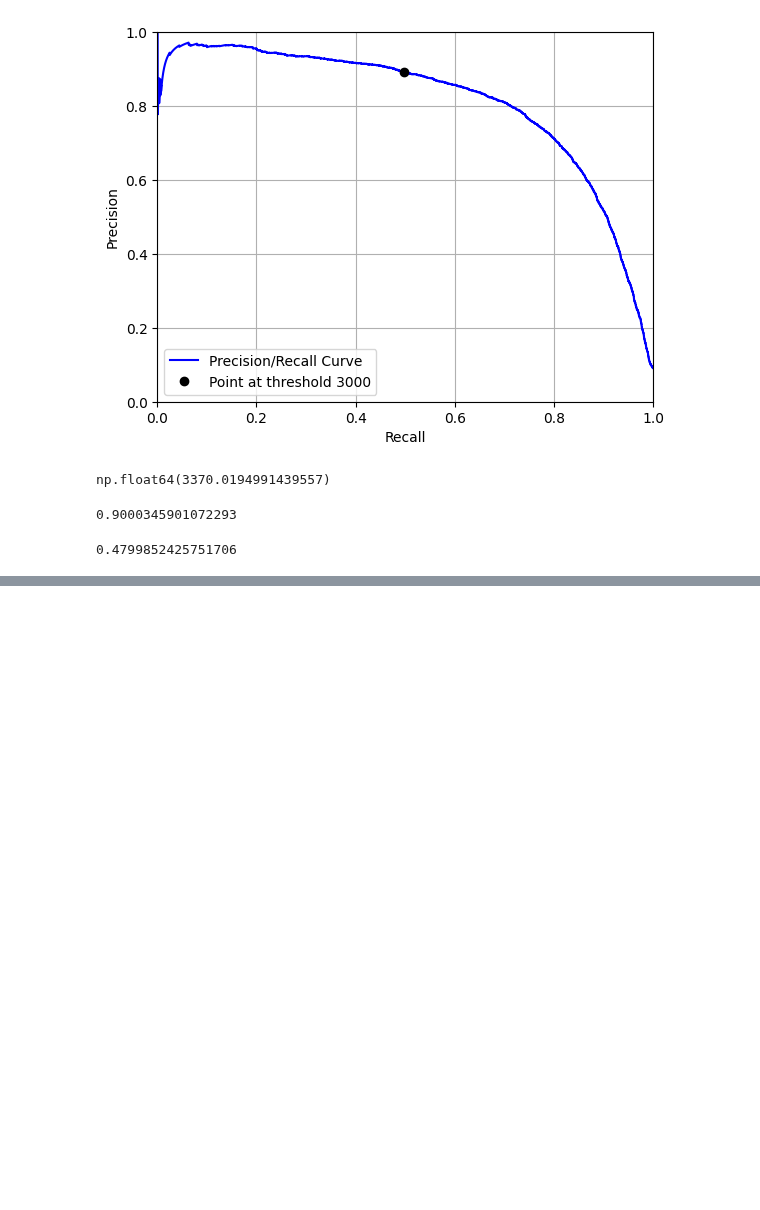
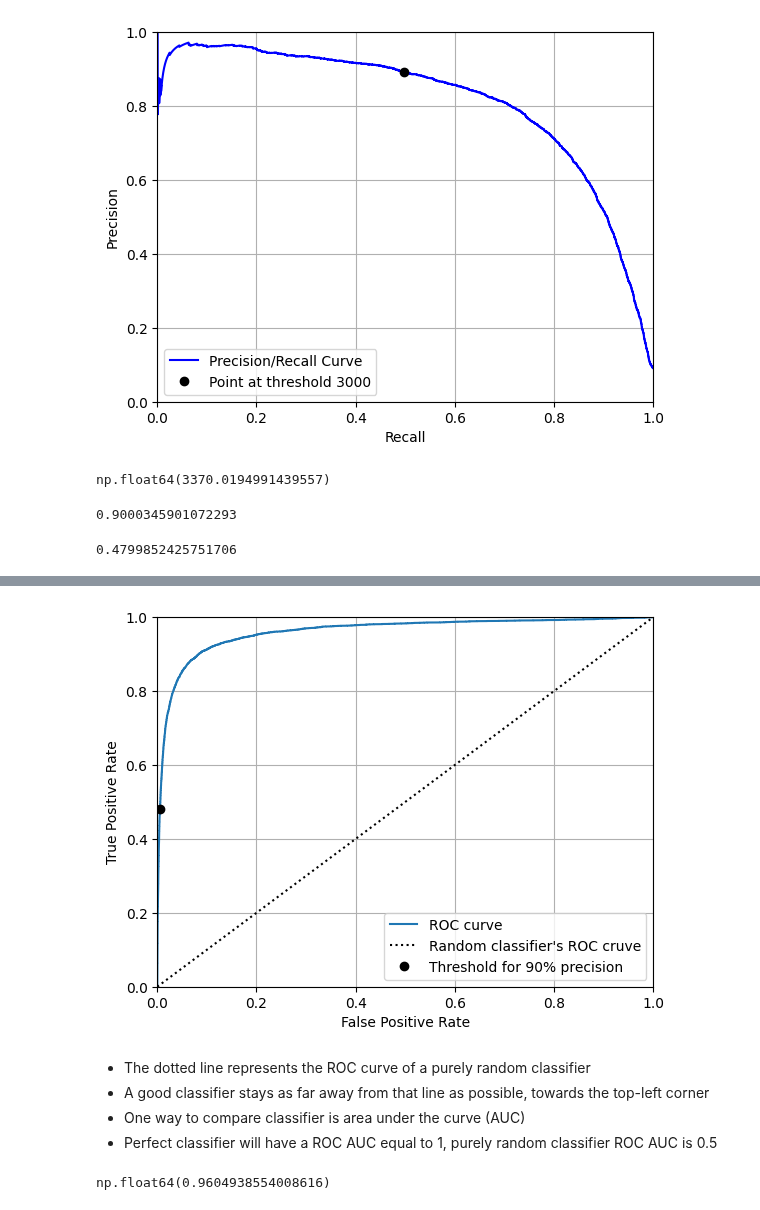
Before and after one commit to KANGWEII/hands_on_ml, a Jupyter notebook: Chapter03/classification.ipynb, the cells around one changed output, grey strips where cells are left out. Drawn from its saved outputs; the diff is of its cells as text; code cells hidden in the pictures; blank space fills up the shorter version.

```diff
--- a/Chapter03/classification.ipynb
+++ b/Chapter03/classification.ipynb
@@ -298,0 +309,30 @@ recall_at_90_precision
+# %%
+from sklearn.metrics import roc_curve
+
+fpr, tpr, thresholds = roc_curve(y_train_5, y_scores)
+
+idx_for_threshold_at_90 = (thresholds <= threshold_for_90_precision).argmax()
+
+tpr_90, fpr_90 = tpr[idx_for_threshold_at_90], fpr[idx_for_threshold_at_90]
+
+plt.plot(fpr, tpr, label="ROC curve")
+plt.plot([0, 1], [0, 1], 'k:', label="Random classifier's ROC cruve")
+plt.plot([fpr_90], [tpr_90], "ko", label="Threshold for 90% precision")
+plt.legend(loc="lower right")
+plt.xlabel("False Positive Rate")
+plt.ylabel("True Positive Rate")
+plt.axis ([0, 1, 0, 1])
+plt.grid()
+# %% [output]
+[figure, added]
+# %% [markdown]
+- The dotted line represents the ROC curve of a purely random classifier
+- A good classifier stays as far away from that line as possible, towards the top-left corner
+- One way to compare classifier is area under the curve (AUC)
+- Perfect classifier will have a ROC AUC equal to 1, purely random classifier ROC AUC is 0.5
+# %%
+from sklearn.metrics import roc_auc_score
+
+roc_auc_score(y_train_5, y_scores)
+# %% [output]
+np.float64(0.9604938554008616)
```
Also changed, not shown: parts of 4 cells of this notebook.
